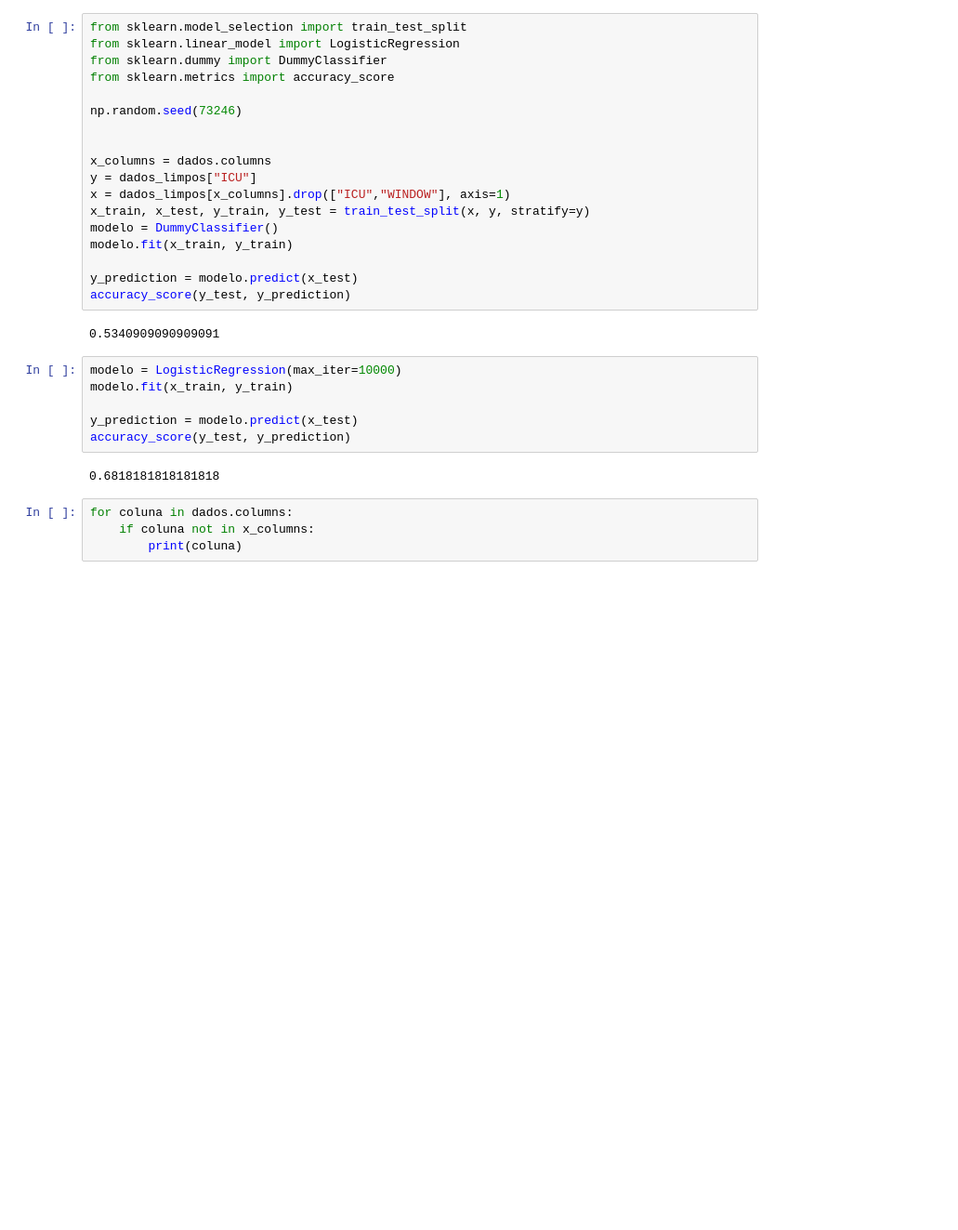
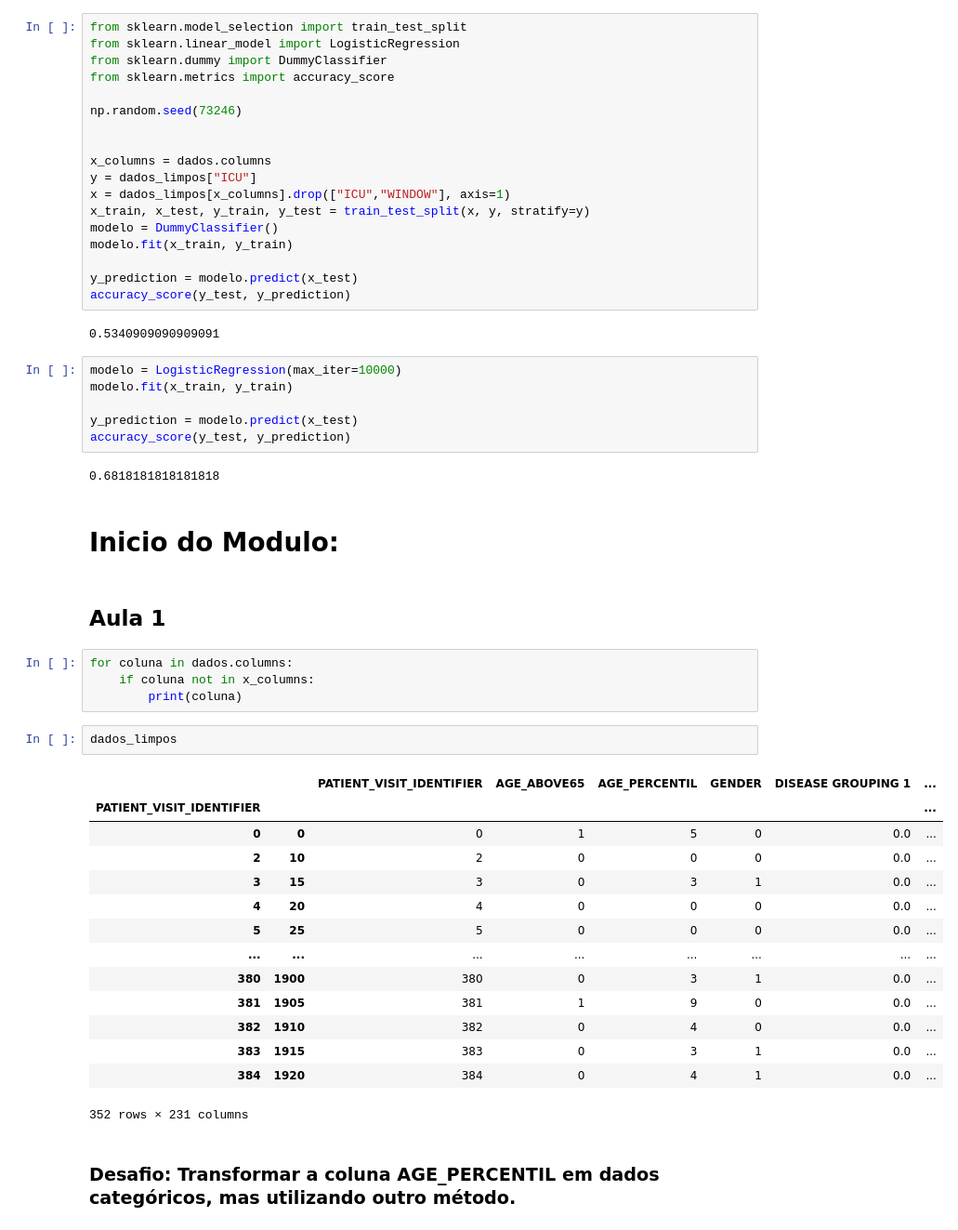
Before and after one commit to Igor-Arantes/Bootcamp-Data-Science-Aplicada, a Jupyter notebook: Modulo 6 - Modelos Métricas e Validação/Machine Learning: Modelos, Métricas e Validação.ipynb, the cells around one changed output. Shown: that part at 93% size. Cells and saved outputs as stored; diff of their text form; blank space fills up the shorter version.

Commit message:
1/2 Aula 2 e Desafios

```diff
--- a/Modulo 6 - Modelos Métricas e Validação/Machine Learning: Modelos, Métricas e Validação.ipynb
+++ b/Modulo 6 - Modelos Métricas e Validação/Machine Learning: Modelos, Métricas e Validação.ipynb
@@ -84,7 +86,30 @@ y_prediction = modelo.predict(x_test)
 accuracy_score(y_test, y_prediction)
 # %% [output]
 0.6818181818181818
+# %% [markdown]
+# Inicio do Modulo:
+# %% [markdown]
+## Aula 1
 # %%
 for coluna in dados.columns:
     if coluna not in x_columns:
         print(coluna)
+# %%
+dados_limpos
+# %% [output]
+|  |  | PATIENT_VISIT_IDENTIFIER | AGE_ABOVE65 | AGE_PERCENTIL | GENDER | DISEASE GROUPING 1 | ... |
+| PATIENT_VISIT_IDENTIFIER |  |  |  |  |  |  | ... |
+| 0 | 0 | 0 | 1 | 5 | 0 | 0.0 | ... |
+| 2 | 10 | 2 | 0 | 0 | 0 | 0.0 | ... |
+| 3 | 15 | 3 | 0 | 3 | 1 | 0.0 | ... |
+| 4 | 20 | 4 | 0 | 0 | 0 | 0.0 | ... |
+| 5 | 25 | 5 | 0 | 0 | 0 | 0.0 | ... |
+| ... | ... | ... | ... | ... | ... | ... | ... |
+| 380 | 1900 | 380 | 0 | 3 | 1 | 0.0 | ... |
+| 381 | 1905 | 381 | 1 | 9 | 0 | 0.0 | ... |
+| 382 | 1910 | 382 | 0 | 4 | 0 | 0.0 | ... |
+| 383 | 1915 | 383 | 0 | 3 | 1 | 0.0 | ... |
+| 384 | 1920 | 384 | 0 | 4 | 1 | 0.0 | ... |
+352 rows × 231 columns
+# %% [markdown]
+### Desafio: Transformar a coluna AGE_PERCENTIL em dados categóricos, mas utilizando outro método.
```
Also changed, not shown: parts of 16 cells of this notebook.
